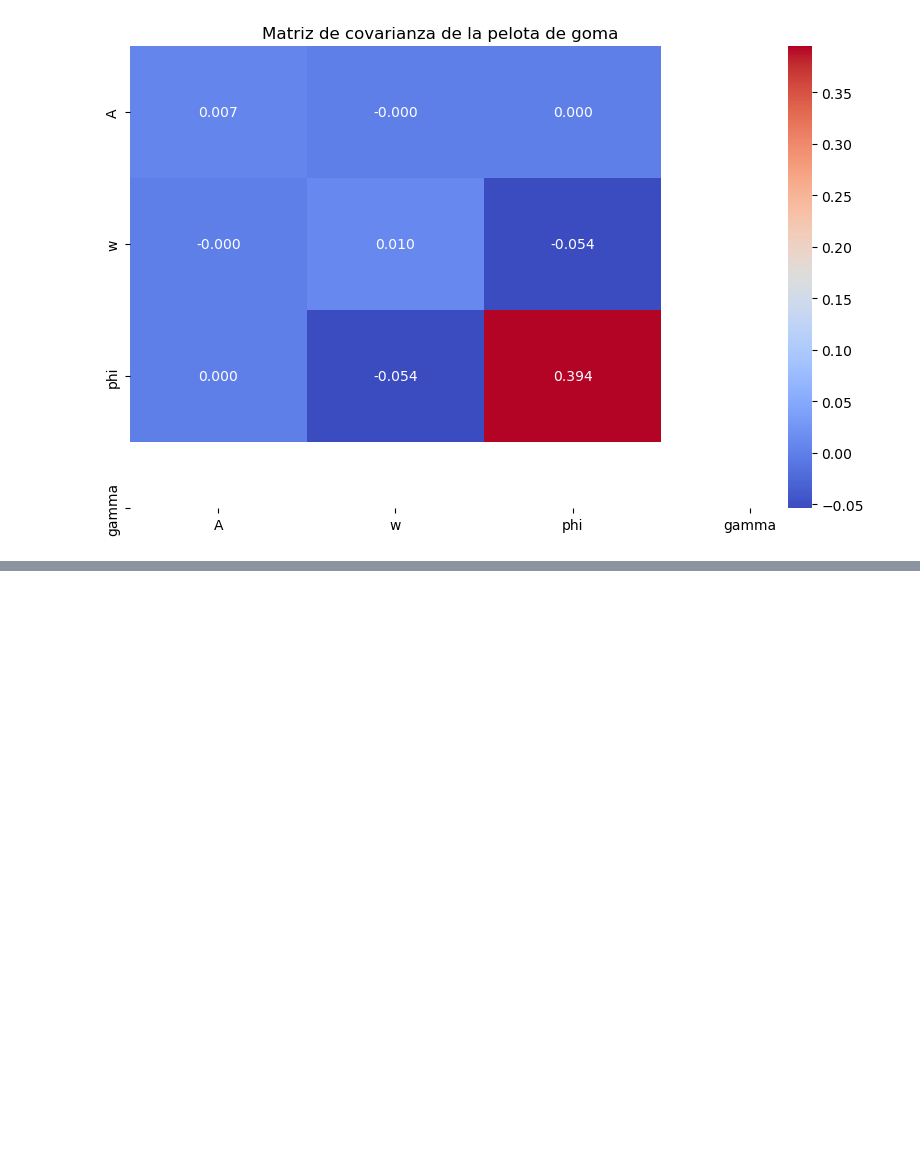
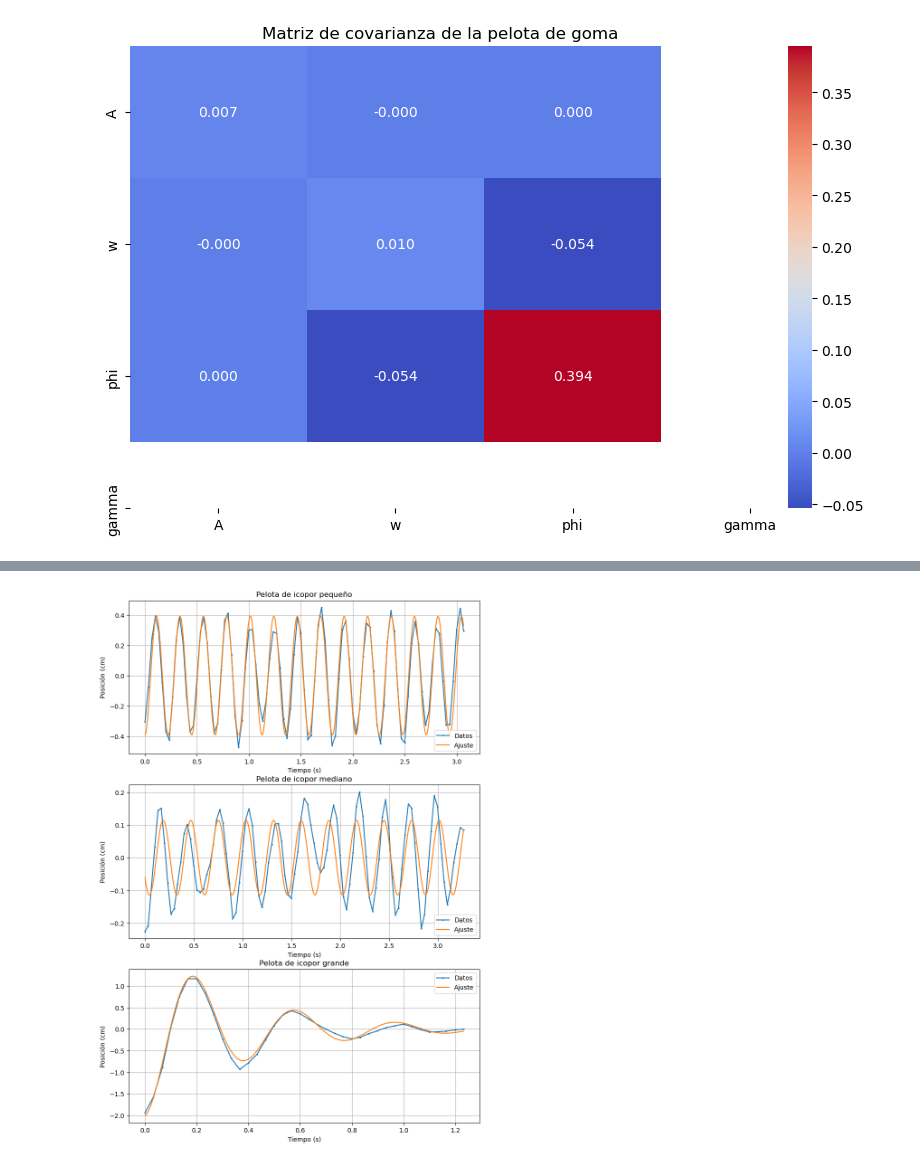
Before and after one commit to Vendetta0462/RetosCientificos-Reto10, a Jupyter notebook: code/ajuste_datos.ipynb, the cells around one changed output, grey strips where cells are left out. Cells and saved outputs as stored; diff of their text form; code cells hidden in the pictures; blank space fills up the shorter version.

```diff
--- a/code/ajuste_datos.ipynb
+++ b/code/ajuste_datos.ipynb
@@ -169,0 +238,33 @@ plt.show()
+# %%
+# Graficamos los datos y los ajustes de las 3 pelotas de icopor en 3 subplots diferentes
+fig, axs = plt.subplots(3, 1, figsize=(10,15))
+axs[0].plot(datos_icopor_peque["t"], datos_icopor_peque["x"], ".-", label="Datos", markersize=3)
+# axs[0].plot(datos_icopor_peque["t"], oscilacion(datos_icopor_peque["t"], *popt_icopor_peque), label="Ajuste")
+axs[0].plot(np.linspace(0, datos_icopor_peque["t"].max(), 1000), oscilacion_amortiguada(np.linspace(0, datos_icopor_peque["t"].max(), 1000), *popt_icopor_peque), label="Ajuste")
+axs[0].set_title("Pelota de icopor pequeño")
+axs[0].set_xlabel("Tiempo (s)")
+axs[0].set_ylabel("Posición (cm)")
+axs[0].legend()
+axs[0].grid()
+
+axs[1].plot(datos_icopor_med["t"], datos_icopor_med["x"], ".-", label="Datos", markersize=3)
+# axs[1].plot(datos_icopor_med["t"], oscilacion(datos_icopor_med["t"], *popt_icopor_med), label="Ajuste")
+axs[1].plot(np.linspace(0, datos_icopor_med["t"].max(), 1000), oscilacion_amortiguada(np.linspace(0, datos_icopor_med["t"].max(), 1000), *popt_icopor_med), label="Ajuste")
+axs[1].set_title("Pelota de icopor mediano")
+axs[1].set_xlabel("Tiempo (s)")
+axs[1].set_ylabel("Posición (cm)")
+axs[1].legend()
+axs[1].grid()
+
+axs[2].plot(datos_icopor_grande["t"], datos_icopor_grande["x"], ".-", label="Datos", markersize=3)
+# axs[2].plot(datos_icopor_grande["t"], oscilacion_amortiguada(datos_icopor_grande["t"], *popt_icopor_grande), label="Ajuste")
+axs[2].plot(np.linspace(0, datos_icopor_grande["t"].max(), 1000), oscilacion_amortiguada(np.linspace(0, datos_icopor_grande["t"].max(), 1000), *popt_icopor_grande), label="Ajuste")
+axs[2].set_title("Pelota de icopor grande")
+axs[2].set_xlabel("Tiempo (s)")
+axs[2].set_ylabel("Posición (cm)")
+axs[2].legend()
+axs[2].grid()
+
+plt.show()
+# %% [output]
+[figure, added]
```
Also changed, not shown: parts of 13 cells of this notebook, 2 other files.
